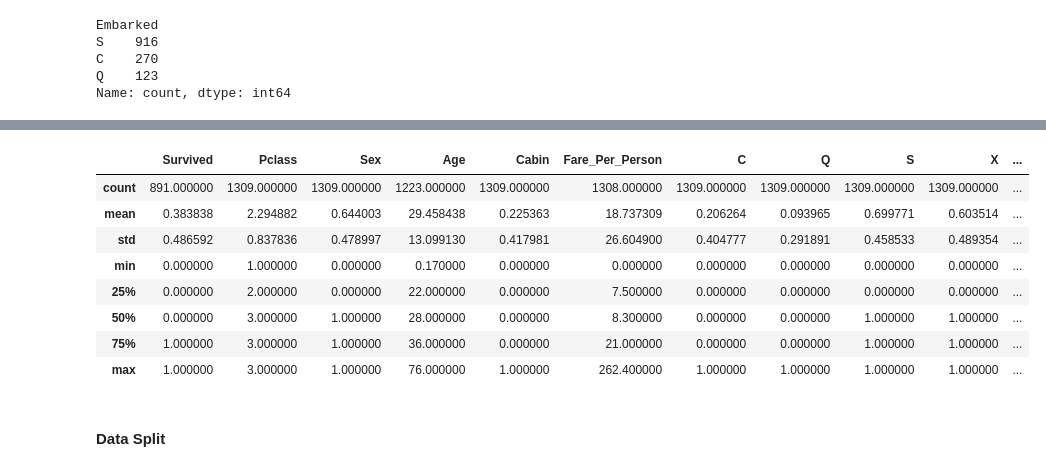
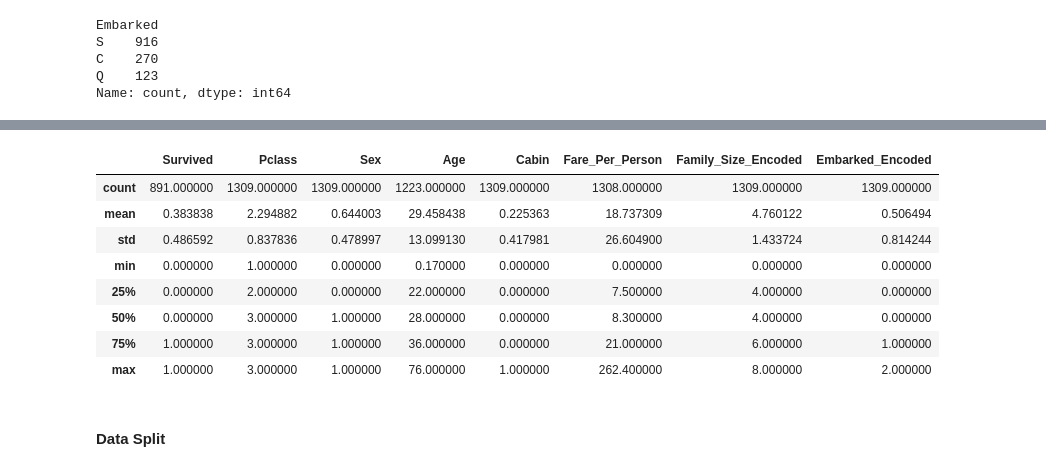
Before and after one commit to Bladys0710/titanic-ml-project, a Jupyter notebook: notebooks/01_EDA_and_PreProcessing.ipynb, the cells around one changed output, grey strips where cells are left out. Drawn from its saved outputs; the diff is of its cells as text; code cells hidden in the pictures.

```diff
--- a/notebooks/01_EDA_and_PreProcessing.ipynb
+++ b/notebooks/01_EDA_and_PreProcessing.ipynb
@@ -94,9 +63,2 @@ Name: count, dtype: int64
 # %%
 df['Fare_Per_Person']=round(df['Fare']/(df['Family_Size']+1), 1)
-# %%
-# Define the bins and labels
-bins = [-1, 0, 3, 10]  # Bins for the categories
-labels = ['X', 'Y', 'Z']  # Corresponding labels for the bins
-
-# Create a new column 'Category' based on the bins
-df['Family_Size_Class'] = pd.cut(df['Family_Size'], bins=bins, labels=labels)
@@ -119,0 +127,11 @@ df
+# %%
+import pandas as pd
+
+# Define the desired ordering for Family_Size
+family_size_order = {10: 0, 7: 1, 5: 2, 4: 3, 0: 4, 6: 5, 1: 6, 2: 7, 3: 8}
+
+# Map the Family_Size to the encoded values
+df['Family_Size_Encoded'] = df['Family_Size'].map(family_size_order)
+
+df = df.drop('Family_Size', axis=1)
+df
@@ -586,0 +624,9 @@ data_encoded
+# %%
+# Define the desired ordering for Family_Size
+embarked_order = {'S': 0, 'Q': 1, 'C': 2}
+
+# Map the Family_Size to the encoded values
+df['Embarked_Encoded'] = df['Embarked'].map(embarked_order)
+
+df = df.drop('Embarked', axis=1)
+df
@@ -587,16 +647,16 @@ data_encoded
 # %%
 # Use descriptive statistics to find the min and max values
-data_encoded.describe()
+df.describe()
 # %% [output]
-|  | Survived | Pclass | Sex | Age | Cabin | Fare_Per_Person | C | Q | S | X | ... |
-| count | 891.000000 | 1309.000000 | 1309.000000 | 1223.000000 | 1309.000000 | 1308.000000 | 1309.000000 | 1309.000000 | 1309.000000 | 1309.000000 | ... |
-| mean | 0.383838 | 2.294882 | 0.644003 | 29.458438 | 0.225363 | 18.737309 | 0.206264 | 0.093965 | 0.699771 | 0.603514 | ... |
-| std | 0.486592 | 0.837836 | 0.478997 | 13.099130 | 0.417981 | 26.604900 | 0.404777 | 0.291891 | 0.458533 | 0.489354 | ... |
-| min | 0.000000 | 1.000000 | 0.000000 | 0.170000 | 0.000000 | 0.000000 | 0.000000 | 0.000000 | 0.000000 | 0.000000 | ... |
-| 25% | 0.000000 | 2.000000 | 0.000000 | 22.000000 | 0.000000 | 7.500000 | 0.000000 | 0.000000 | 0.000000 | 0.000000 | ... |
-| 50% | 0.000000 | 3.000000 | 1.000000 | 28.000000 | 0.000000 | 8.300000 | 0.000000 | 0.000000 | 1.000000 | 1.000000 | ... |
-| 75% | 1.000000 | 3.000000 | 1.000000 | 36.000000 | 0.000000 | 21.000000 | 0.000000 | 0.000000 | 1.000000 | 1.000000 | ... |
-| max | 1.000000 | 3.000000 | 1.000000 | 76.000000 | 1.000000 | 262.400000 | 1.000000 | 1.000000 | 1.000000 | 1.000000 | ... |
+|  | Survived | Pclass | Sex | Age | Cabin | Fare_Per_Person | Family_Size_Encoded | Embarked_Encoded |
+| count | 891.000000 | 1309.000000 | 1309.000000 | 1223.000000 | 1309.000000 | 1308.000000 | 1309.000000 | 1309.000000 |
+| mean | 0.383838 | 2.294882 | 0.644003 | 29.458438 | 0.225363 | 18.737309 | 4.760122 | 0.506494 |
+| std | 0.486592 | 0.837836 | 0.478997 | 13.099130 | 0.417981 | 26.604900 | 1.433724 | 0.814244 |
+| min | 0.000000 | 1.000000 | 0.000000 | 0.170000 | 0.000000 | 0.000000 | 0.000000 | 0.000000 |
+| 25% | 0.000000 | 2.000000 | 0.000000 | 22.000000 | 0.000000 | 7.500000 | 4.000000 | 0.000000 |
+| 50% | 0.000000 | 3.000000 | 1.000000 | 28.000000 | 0.000000 | 8.300000 | 4.000000 | 0.000000 |
+| 75% | 1.000000 | 3.000000 | 1.000000 | 36.000000 | 0.000000 | 21.000000 | 6.000000 | 1.000000 |
+| max | 1.000000 | 3.000000 | 1.000000 | 76.000000 | 1.000000 | 262.400000 | 8.000000 | 2.000000 |
 # %% [markdown]
 #### Data Split
 # %%
```
Also changed, not shown: parts of 30 cells of this notebook, 2 other files.
